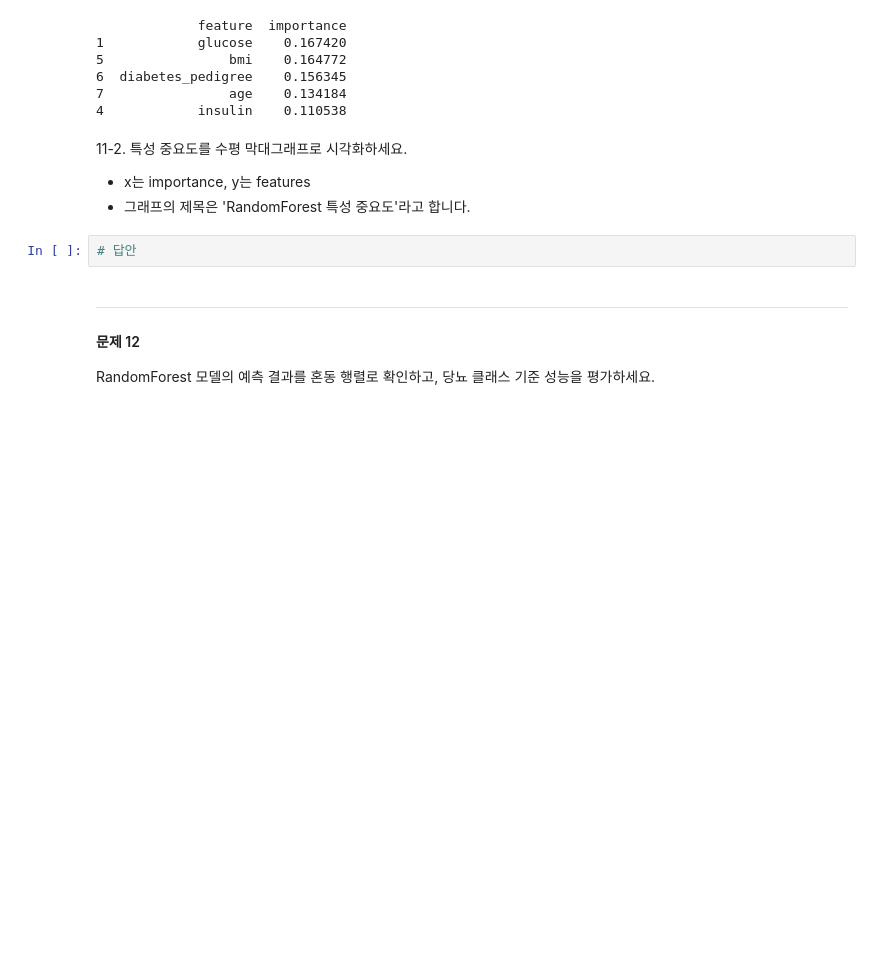
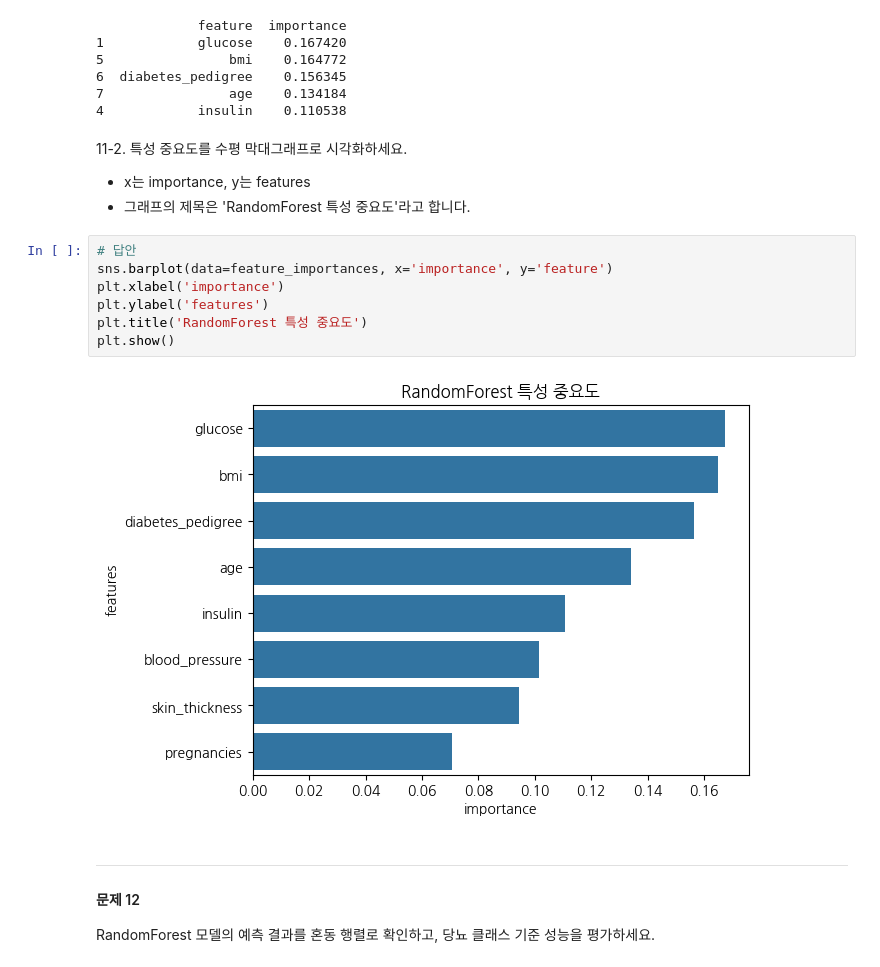
Before and after one commit to TaeGaori/fastapi_2026, a Jupyter notebook: P-AICE_Associate_모의고사_-_당뇨병_진단_예측/AICE_모의고사16회_문제지.ipynb, the cells around one changed output. Saved outputs shown, nothing was run; the diff lists cells and outputs as text; blank space fills up the shorter version.

```diff
--- a/P-AICE_Associate_모의고사_-_당뇨병_진단_예측/AICE_모의고사16회_문제지.ipynb
+++ b/P-AICE_Associate_모의고사_-_당뇨병_진단_예측/AICE_모의고사16회_문제지.ipynb
@@ -428,8 +428,15 @@ print(feature_importances.head(5))
 11-2. 특성 중요도를 수평 막대그래프로 시각화하세요.
 - x는 importance, y는 features
 - 그래프의 제목은 'RandomForest 특성 중요도'라고 합니다.
-# %%
-# 답안
+# %%
+# 답안
+sns.barplot(data=feature_importances, x='importance', y='feature')
+plt.xlabel('importance')
+plt.ylabel('features')
+plt.title('RandomForest 특성 중요도')
+plt.show()
+# %% [output]
+[figure, added]
 # %% [markdown]
 ---
 #### 문제 12
```
Also changed, not shown: 3 other files.
